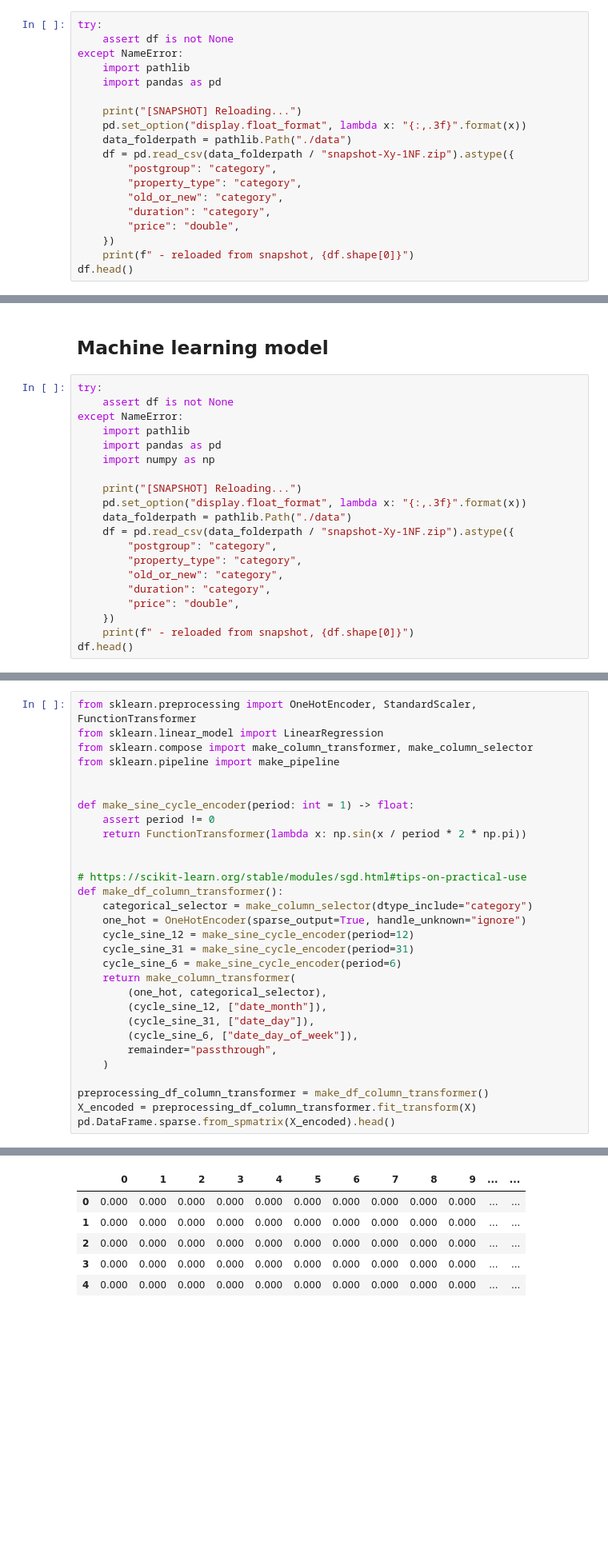
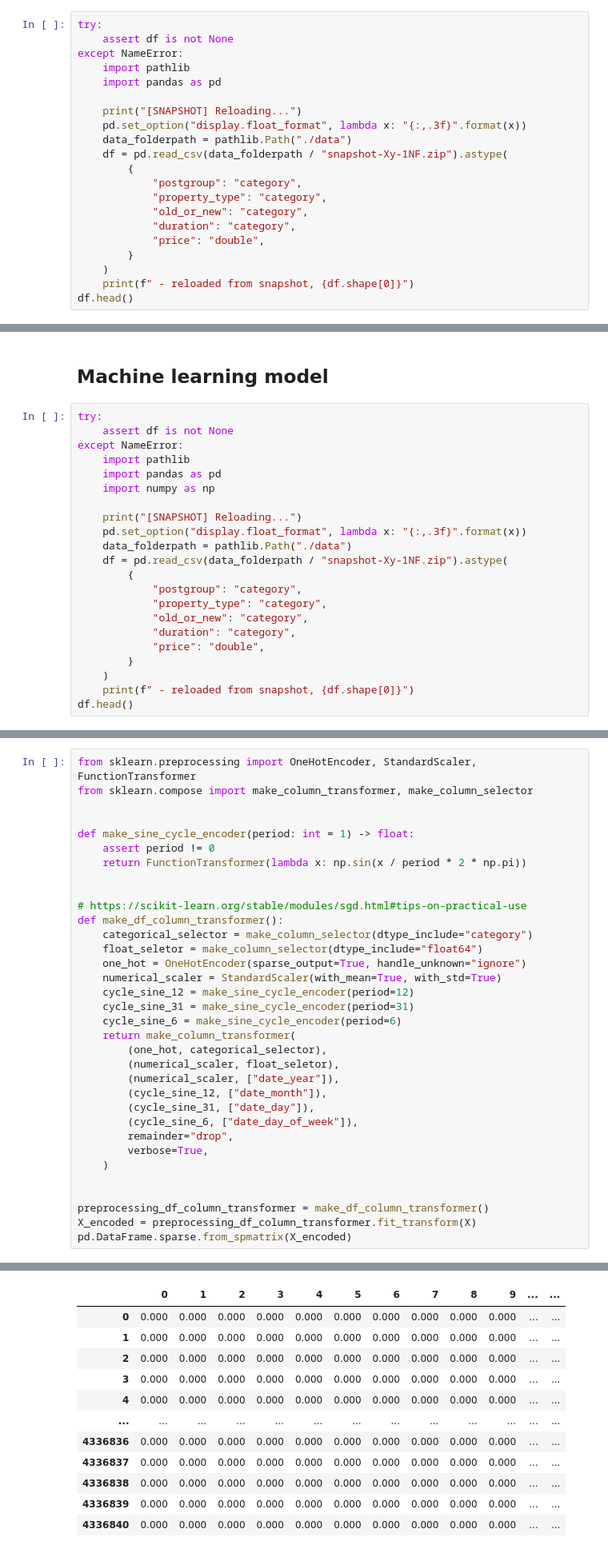
Before and after one commit to hudsonmendes/uolondon-cm3005-dsc, a Jupyter notebook: report.ipynb, the cells around one changed output, grey strips where cells are left out. Shown at 80% size. Drawn from its saved outputs; the diff is of its cells as text; blank space fills up the shorter version.

```diff
--- a/report.ipynb
+++ b/report.ipynb
@@ -266,13 +268,15 @@ except NameError:
     print("[SNAPSHOT] Reloading...")
     pd.set_option("display.float_format", lambda x: "{:,.3f}".format(x))
     data_folderpath = pathlib.Path("./data")
-    df = pd.read_csv(data_folderpath / "snapshot-Xy-1NF.zip").astype({
-        "postgroup": "category",
-        "property_type": "category",
-        "old_or_new": "category",
-        "duration": "category",
-        "price": "double",
-    })
+    df = pd.read_csv(data_folderpath / "snapshot-Xy-1NF.zip").astype(
+        {
+            "postgroup": "category",
+            "property_type": "category",
+            "old_or_new": "category",
+            "duration": "category",
+            "price": "double",
+        }
+    )
     print(f" - reloaded from snapshot, {df.shape[0]}")
 df.head()
 # %%
@@ -376,13 +380,15 @@ except NameError:
     print("[SNAPSHOT] Reloading...")
     pd.set_option("display.float_format", lambda x: "{:,.3f}".format(x))
     data_folderpath = pathlib.Path("./data")
-    df = pd.read_csv(data_folderpath / "snapshot-Xy-1NF.zip").astype({
-        "postgroup": "category",
-        "property_type": "category",
-        "old_or_new": "category",
-        "duration": "category",
-        "price": "double",
-    })
+    df = pd.read_csv(data_folderpath / "snapshot-Xy-1NF.zip").astype(
+        {
+            "postgroup": "category",
+            "property_type": "category",
+            "old_or_new": "category",
+            "duration": "category",
+            "price": "double",
+        }
+    )
     print(f" - reloaded from snapshot, {df.shape[0]}")
 df.head()
 # %% [output]
@@ -400,8 +405,6 @@ np.save(data_folderpath / f"snapshot-y", y)
 # %%
 from sklearn.preprocessing import OneHotEncoder, StandardScaler, FunctionTransformer
-from sklearn.linear_model import LinearRegression
 from sklearn.compose import make_column_transformer, make_column_selector
-from sklearn.pipeline import make_pipeline
 
 
 def make_sine_cycle_encoder(period: int = 1) -> float:
@@ -412,19 +415,25 @@ def make_sine_cycle_encoder(period: int = 1) -> float:
 # https://scikit-learn.org/stable/modules/sgd.html#tips-on-practical-use
 def make_df_column_transformer():
     categorical_selector = make_column_selector(dtype_include="category")
+    float_seletor = make_column_selector(dtype_include="float64")
     one_hot = OneHotEncoder(sparse_output=True, handle_unknown="ignore")
+    numerical_scaler = StandardScaler(with_mean=True, with_std=True)
     cycle_sine_12 = make_sine_cycle_encoder(period=12)
     cycle_sine_31 = make_sine_cycle_encoder(period=31)
     cycle_sine_6 = make_sine_cycle_encoder(period=6)
     return make_column_transformer(
         (one_hot, categorical_selector),
+        (numerical_scaler, float_seletor),
+        (numerical_scaler, ["date_year"]),
         (cycle_sine_12, ["date_month"]),
         (cycle_sine_31, ["date_day"]),
         (cycle_sine_6, ["date_day_of_week"]),
-        remainder="passthrough",
+        remainder="drop",
+        verbose=True,
     )
+
 
 preprocessing_df_column_transformer = make_df_column_transformer()
 X_encoded = preprocessing_df_column_transformer.fit_transform(X)
-pd.DataFrame.sparse.from_spmatrix(X_encoded).head()
+pd.DataFrame.sparse.from_spmatrix(X_encoded)
 # %% [output]
@@ -431,6 +446,12 @@ pd.DataFrame.sparse.from_spmatrix(X_encoded).head()
 |  | 0 | 1 | 2 | 3 | 4 | 5 | 6 | 7 | 8 | 9 | ... | ... |
 | 0 | 0.000 | 0.000 | 0.000 | 0.000 | 0.000 | 0.000 | 0.000 | 0.000 | 0.000 | 0.000 | ... | ... |
 | 1 | 0.000 | 0.000 | 0.000 | 0.000 | 0.000 | 0.000 | 0.000 | 0.000 | 0.000 | 0.000 | ... | ... |
 | 2 | 0.000 | 0.000 | 0.000 | 0.000 | 0.000 | 0.000 | 0.000 | 0.000 | 0.000 | 0.000 | ... | ... |
 | 3 | 0.000 | 0.000 | 0.000 | 0.000 | 0.000 | 0.000 | 0.000 | 0.000 | 0.000 | 0.000 | ... | ... |
 | 4 | 0.000 | 0.000 | 0.000 | 0.000 | 0.000 | 0.000 | 0.000 | 0.000 | 0.000 | 0.000 | ... | ... |
+| ... | ... | ... | ... | ... | ... | ... | ... | ... | ... | ... | ... | ... |
+| 4336836 | 0.000 | 0.000 | 0.000 | 0.000 | 0.000 | 0.000 | 0.000 | 0.000 | 0.000 | 0.000 | ... | ... |
+| 4336837 | 0.000 | 0.000 | 0.000 | 0.000 | 0.000 | 0.000 | 0.000 | 0.000 | 0.000 | 0.000 | ... | ... |
+| 4336838 | 0.000 | 0.000 | 0.000 | 0.000 | 0.000 | 0.000 | 0.000 | 0.000 | 0.000 | 0.000 | ... | ... |
+| 4336839 | 0.000 | 0.000 | 0.000 | 0.000 | 0.000 | 0.000 | 0.000 | 0.000 | 0.000 | 0.000 | ... | ... |
+| 4336840 | 0.000 | 0.000 | 0.000 | 0.000 | 0.000 | 0.000 | 0.000 | 0.000 | 0.000 | 0.000 | ... | ... |
```
Also changed, not shown: parts of 14 cells of this notebook, 2 other files.
